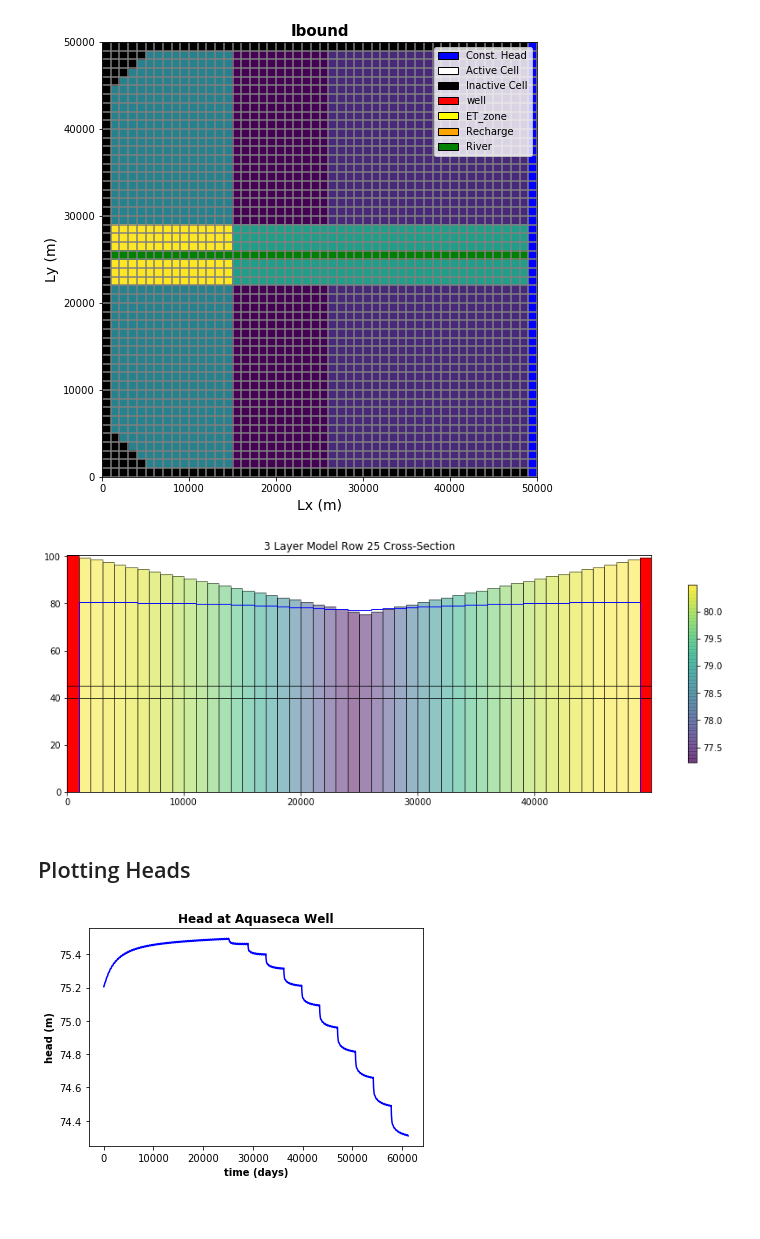
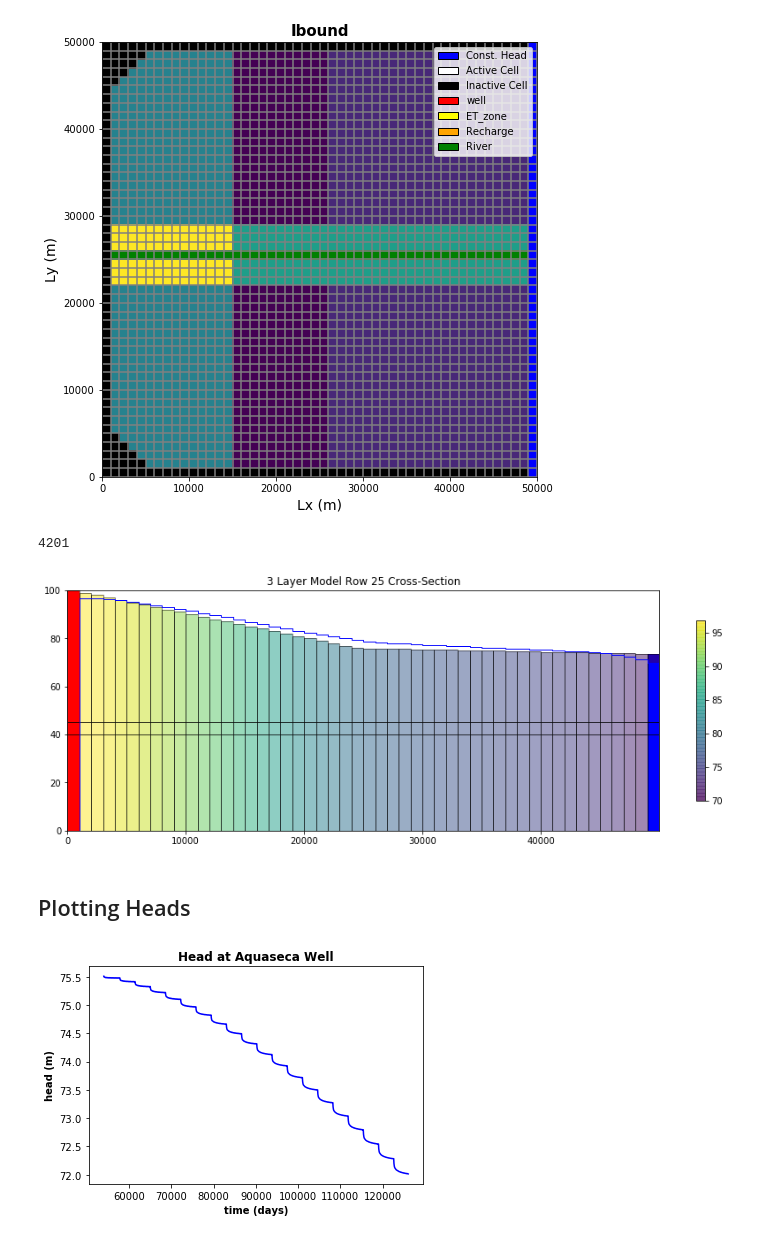
Before and after one commit to groundwater-modeling-Spring2020/Aguaseca_Project, a Jupyter notebook: Domain setup/Seasonality_Abe-Dave.ipynb, the cells around one changed output. Cells and saved outputs as stored; diff of their text form; code cells hidden in the pictures; blank space fills up the shorter version.

```diff
--- a/Domain setup/Seasonality_Abe-Dave.ipynb
+++ b/Domain setup/Seasonality_Abe-Dave.ipynb
@@ -582,33 +562,39 @@ times = hds.get_times() # returns a list of timesteps
 #print(times)
 
 head = {}
+leakage = {}
 headobj = flopy.utils.binaryfile.HeadFile(modelname+'.hds')
+budgobj = flopy.utils.binaryfile.CellBudgetFile(modelname+'.cbc')
 
 for stress_per, time in enumerate(times): #iterate through times at end of each stress period
     head['sp%s'%(stress_per)] = headobj.get_data(totim=time) #append heads to head list for ea stress per
-    #frf['sp%s'%(stress_per)] = budgobj.get_data(text='FLOW RIGHT FACE',totim=time) #append right face flow to frf list for ea stress per
+    leakage['sp%s'%(stress_per)] = budgobj.get_data(text='RIVER LEAKAGE',totim=time) #append right face flow to frf list for ea stress per
     #fff['sp%s'%(stress_per)] = budgobj.get_data(text='FLOW FRONT FACE',totim=time) #append front face flow to fff list for ea stress per
+# %%
+print(len(head))
+# %% [output]
+4201
 # %%
 fig = plt.figure(figsize=(15, 5))
 ax = fig.add_subplot(1, 1, 1)
 
-xsect = flopy.plot.PlotCrossSection(model=m, line={'column': 29}) #note use the key 'column' if you want to plot a column instaed
+xsect = flopy.plot.PlotCrossSection(model=m, line={'row': 25}) #note use the key 'column' if you want to plot a column instaed
 patches = xsect.plot_ibound(color_noflow='red', color_ch='blue')
 #patches = xsect.plot_bc('WEL', color='red')
 # linecollection = xsect.plot_grid(color='green')
 # t = ax.set_title('Row 25 Cross-Section with IBOUND Boundary Conditions')
 
-pc = xsect.plot_array(head['sp0'], masked_values=[-999.99], head=head, alpha=0.5)
-patches = xsect.plot_ibound(head=head['sp0'])
+pc = xsect.plot_array(head['sp1200'], masked_values=[-999.99], head=head, alpha=0.5)
+patches = xsect.plot_ibound(head=head['sp1200'])
 #patches = xsect.plot_ibound(color_noflow='red', color_ch='blue')
 #patches = xsect.plot_bc('WEL', color='red')
 linecollection = xsect.plot_grid(color='black', lw=0.5)
 t = ax.set_title('3 Layer Model Row 25 Cross-Section')
 cb = plt.colorbar(pc, shrink=0.75)
 #Overlay the head in a layer of the model- in this case I'm doing the top layer i.e. head3[0,:,:]
-wt = xsect.plot_surface(head['sp0'][0,:,:], masked_values=[999.], color='blue', lw=1)
+wt = xsect.plot_surface(head['sp1200'][0,:,:], masked_values=[999.], color='blue', lw=1)
 # %% [output]
-[figure, old version]
+[figure, new version]
 # %% [markdown]
 ## Plotting Heads
 # %%
@@ -624,11 +610,11 @@ plt.subplot(1, 1, 1)
 plt.title("Head at Aquaseca Well",fontweight='bold')
 plt.xlabel('time (days)',fontweight='bold')
 plt.ylabel('head (m)',fontweight='bold')
-plt.plot(time_series1[:, 0], time_series1[:, 1], 'b-') #plot the time series with points at each record
+plt.plot(time_series1[1800:, 0], time_series1[1800:, 1], 'b-') #plot the time series with points at each record
 plt.show()
 #plt.savefig("Head_Field_Center_ETSS.png")
 # %% [output]
-[figure, old version]
+[figure, new version]
 # %%
 
 #plot a time series at cell left of river
```
Also changed, not shown: parts of 10 cells of this notebook.
